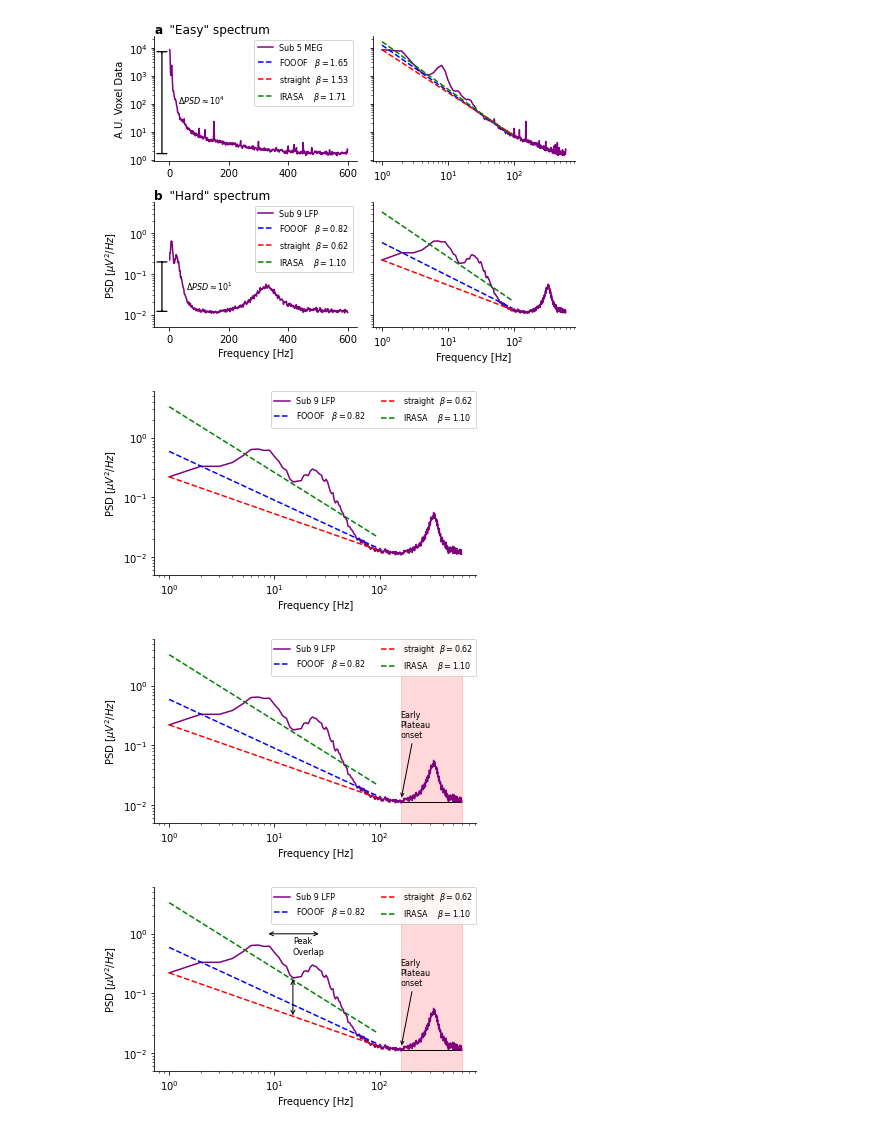
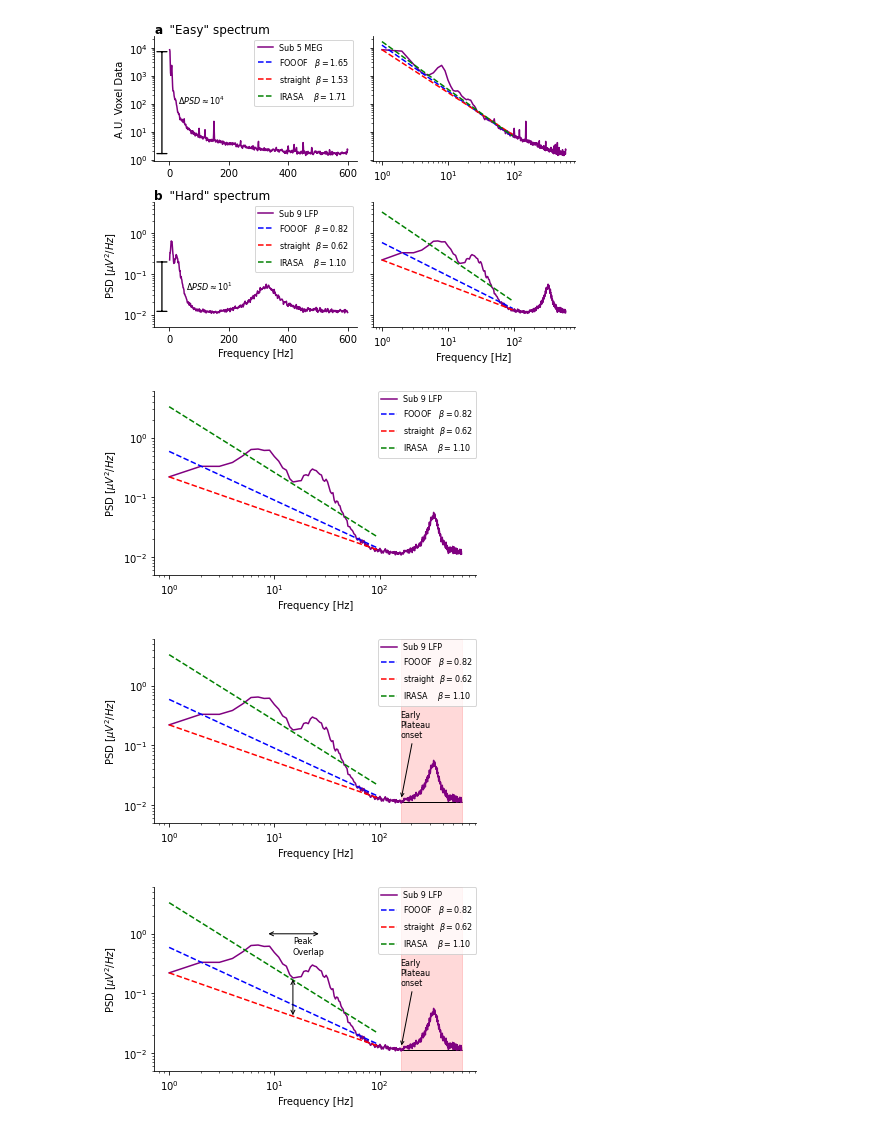
Before and after one commit to moritz-gerster/separating_periodic_from_aperiodic_PSDs, a Jupyter notebook: Fig8.ipynb, the cells around one changed output. Saved outputs shown, nothing was run; the diff lists cells and outputs as text; code cells hidden in the pictures.

Commit message:
PPP figures

```diff
--- a/Fig8.ipynb
+++ b/Fig8.ipynb
@@ -490,8 +490,8 @@ ax.spines["right"].set_visible(False)
 
 # Legend
 handles, labels = ax.get_legend_handles_labels()
-ax.legend(handles, labels, fontsize=legend_fontsize, handlelength=1.9, ncol=2,
-          borderaxespad=0)
+ax.legend(handles, labels, fontsize=legend_fontsize, handlelength=1.9, ncol=1,
+          borderaxespad=0, loc="upper right")
 
 ############################################
 # ## Challenge 1:
@@ -535,34 +535,34 @@ ax.legend(handles, labels, fontsize=legend_fontsize, handlelength=1.9, ncol=2,
 #               va="top", fontsize=8)
 ############################################
 
 ############################################
 # # Challenge 3:
 # ax[1, 1].text(s="Broad\nPeak\nWidths:", x=1, y=(height1+height2)/2, ha="left",
 #               va="center", fontsize=8)
 # # Add Peak width annotation
 # height1 = 100
 # xmin1 = center_freq_sub5_1 - peak_width_sub5_1
 # xmax1 = center_freq_sub5_1 + peak_width_sub5_1
 # annotate_range(ax[0, 1], xmin1, xmax1, height1, annotate_pos="left")
 
 # # Add Peak width annotation
 # height1 = .029
 # height2 = 0.009
 # xmin1 = center_freq_sub9_1 - peak_width_sub9_1
 # xmax1 = center_freq_sub9_1 + peak_width_sub9_1
 # xmin2 = center_freq_sub9_2 - peak_width_sub9_2
 # xmax2 = center_freq_sub9_2 + peak_width_sub9_2
 # annotate_range(ax[1, 1], xmin1, xmax1, height1, annotate_pos=.93)
 # annotate_range(ax[1, 1], xmin2, xmax2, height2, annotate_pos=.93)
 ############################################
 
 ax.set(xlabel="Frequency [Hz]", ylabel=r"PSD [$\mu$$V^2/Hz$]", ylim=ylim_b)
 
 plt.tight_layout()
 plt.savefig(fig_path + "Fig8_Ch0.pdf", bbox_inches="tight")
 plt.show()
 # %% [output]
-[figure, old version]
+[figure, new version]
 # %%
 fig, ax = plt.subplots(1, 1, figsize=(fig_width*4/5, 5*2/3), sharey="row")
 
@@ -585,8 +585,8 @@ ax.spines["right"].set_visible(False)
 
 # Legend
 handles, labels = ax.get_legend_handles_labels()
-ax.legend(handles, labels, fontsize=legend_fontsize, handlelength=1.9, ncol=2,
-          borderaxespad=0)
+ax.legend(handles, labels, fontsize=legend_fontsize, handlelength=1.9, ncol=1,
+          borderaxespad=0, loc="upper right")
 
 ############################################
 ## Challenge 1:
@@ -657,7 +657,7 @@ plt.tight_layout()
 plt.savefig(fig_path + "Fig8_Ch1.pdf", bbox_inches="tight")
 plt.show()
 # %% [output]
-[figure, old version]
+[figure, new version]
 # %%
 
 fig, ax = plt.subplots(1, 1, figsize=(fig_width*4/5, 5*2/3), sharey="row")
@@ -681,8 +681,8 @@ ax.spines["right"].set_visible(False)
 
 # Legend
 handles, labels = ax.get_legend_handles_labels()
-ax.legend(handles, labels, fontsize=legend_fontsize, handlelength=1.9, ncol=2,
-          borderaxespad=0)
+ax.legend(handles, labels, fontsize=legend_fontsize, handlelength=1.9, ncol=1,
+          borderaxespad=0, loc="upper right")
 
 ############################################
 ## Challenge 1:
@@ -753,7 +753,7 @@ plt.tight_layout()
 plt.savefig(fig_path + "Fig8_Ch2.pdf", bbox_inches="tight")
 plt.show()
 # %% [output]
-[figure, old version]
+[figure, new version]
 # %%
 
 fig, ax = plt.subplots(1, 1, figsize=(fig_width*4/5, 5*2/3), sharey="row")
```
Also changed, not shown: parts of 2 cells of this notebook.
